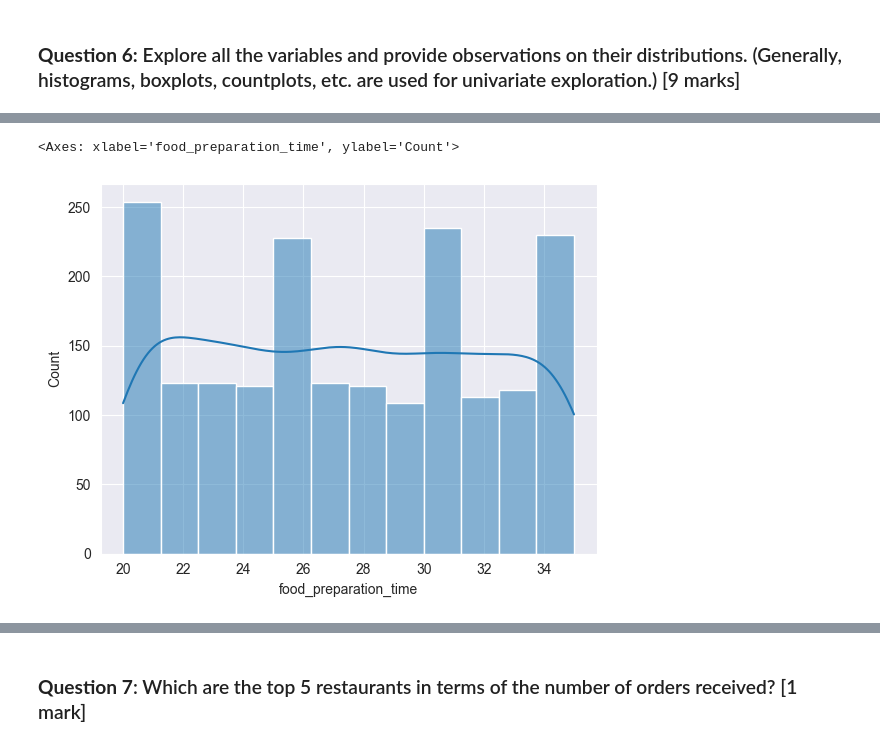
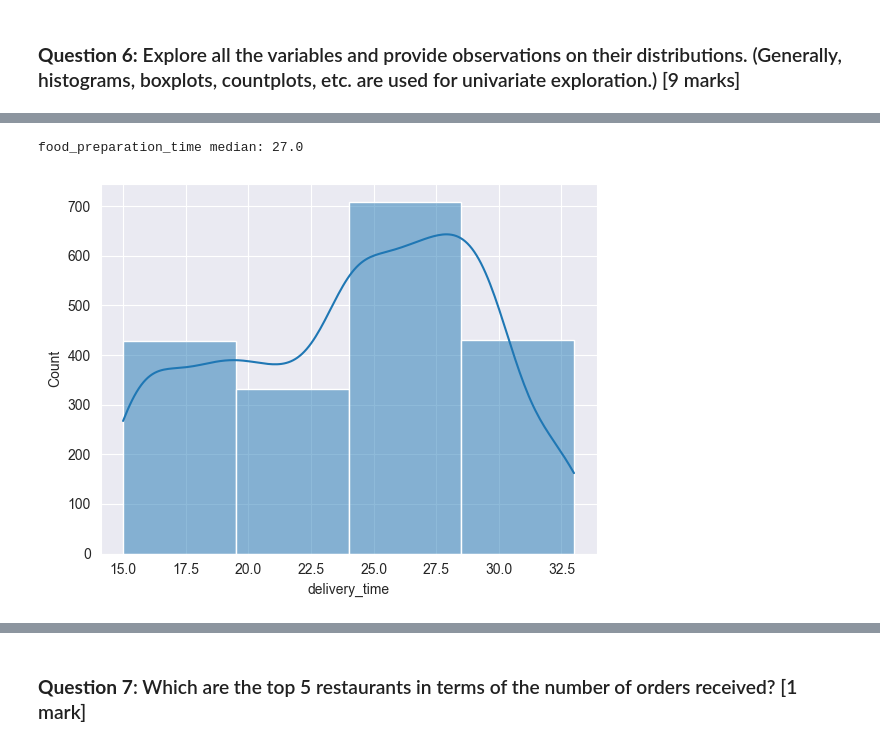
Before and after one commit to DanielLevenstein/FoodHub_UT_ML_Project1, a Jupyter notebook: FoodHubDataAnalysis.ipynb, the cells around one changed output, grey strips where cells are left out. Drawn from its saved outputs; the diff is of its cells as text; code cells hidden in the pictures.

```diff
--- a/FoodHubDataAnalysis.ipynb
+++ b/FoodHubDataAnalysis.ipynb
@@ -262,6 +286,8 @@ sns.countplot(df_original, x='rating');
 # %%
-# Food prep time has a fairly even distribution
-sns.histplot(df_clean, x='food_preparation_time', kde=True)
+# Food prep time has a left leaning distribution with a median of 27.0
+print('food_preparation_time median:' , df_clean['food_preparation_time'].median())
+df_clean['food_preparation_time'].median()
+sns.histplot(df_clean, x='delivery_time', kde=True, binwidth=5);
 # %% [output]
-<Axes: xlabel='food_preparation_time', ylabel='Count'>
+food_preparation_time median: 27.0
-[figure, old version]
+[figure, new version]
```
Also changed, not shown: parts of 24 cells of this notebook, 3 other files.
